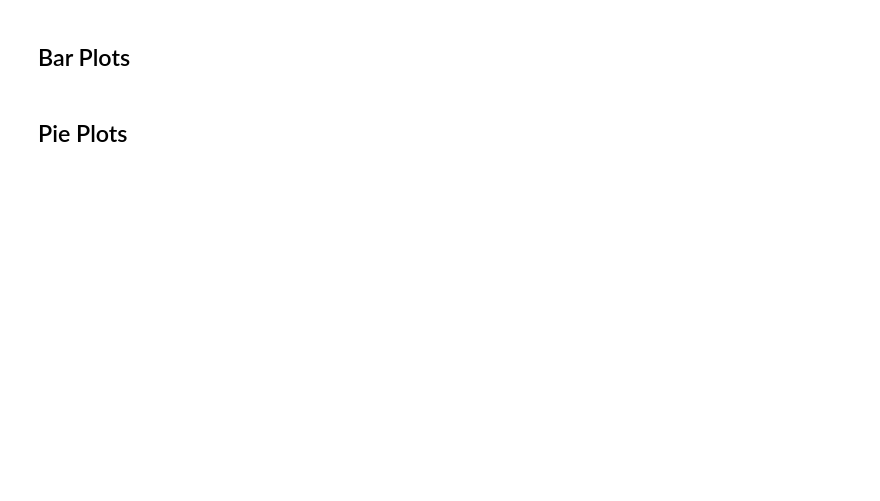
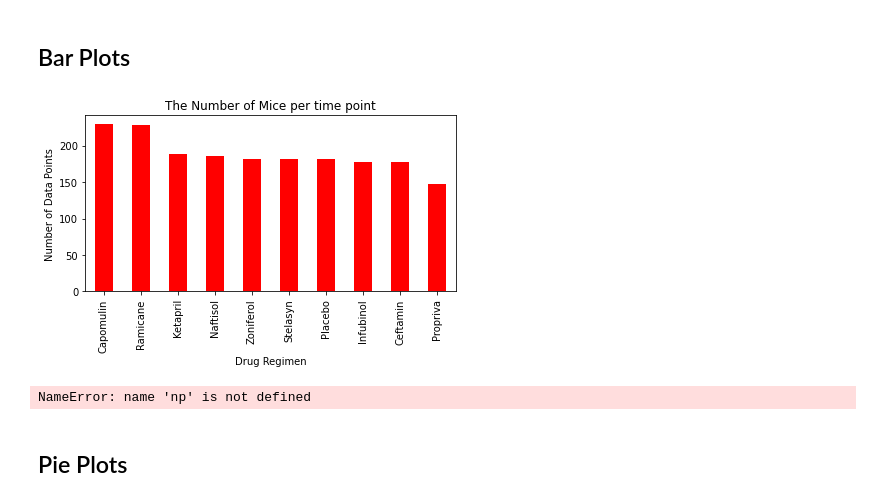
Before and after one commit to amitpatel02-atl/matplotlib-challenge, a Jupyter notebook: pymaceuticals_starter.ipynb, the cells around one changed output. Saved outputs shown, nothing was run; the diff lists cells and outputs as text; code cells hidden in the pictures; blank space fills up the shorter version.

```diff
--- a/pymaceuticals_starter.ipynb
+++ b/pymaceuticals_starter.ipynb
@@ -29,0 +53,4 @@ combine_mouseid.head()
+# %%
+# Create a clean DataFrame by dropping the duplicate mouse by its ID.
+combine_mouseid = combine_mouseid.loc[~combine_mouseid['Mouse ID'].isin(duplicated_ID["Mouse ID"].unique())]
+combine_mouseid.head()
@@ -66,3 +132,14 @@ memory usage: 133.1+ KB
 ## Bar Plots
 # %%
 # Generate a bar plot showing the number of mice per time point for each treatment throughout the course of the study using pandas.
+number_mice = combine_mouseid["Drug Regimen"].value_counts()
+number_mice.plot(kind="bar", facecolor="red")
+
+plt.title("The Number of Mice per time point")
+plt.ylabel("Number of Data Points")
+plt.xlabel("Drug Regimen")
+
+plt.tight_layout()
+plt.show()
+# %% [output]
+[figure, added]
@@ -71,2 +146,31 @@ memory usage: 133.1+ KB
+# %%
+# Generate a bar plot showing the number of mice per time point for each treatment throughout the course of the study using pyplot.
+treatment = combine_mouseid["Drug Regimen"].value_counts()
+treatment
+
+# Create an array that contains the number of drug types numbers each has
+drug_types_numbers = [230, 228, 188, 186, 182, 181, 181, 178, 178, 161]
+x_axis = np.arange(0,len(drug_types_numbers),1)
+
+# drug_types_numbers is our y axis and x_axis is, of course, our x axis
+# We apply align="edge" to ensure our bars line up with our tick marks
+plt.bar(x_axis, drug_types_numbers, color='b', alpha=0.5, align="center")
+
+# Tell matplotlib where we would like to place each of our x axis headers
+tick_locations = [value for value in x_axis]
+plt.xticks(tick_locations, ["Capomulin", "Ramicane", "Ketapril", "Naftisol", "Zoniferol", "Placebo", "Stelasyn", "Ceftamin",
+                            "Infubinol", "Propriva"])
+
+# Sets the x limits of the current chart
+plt.xlim(-0.75, len(x_axis)-0.25)
+
+plt.title("The Number of Mice per time point")
+plt.ylabel("Number of Data Points")
+plt.xlabel("Drug Regimen")
+
+plt.tight_layout()
+plt.show()
+# %% [output]
+NameError: name 'np' is not defined
 # %% [markdown]
 ## Pie Plots
```
Also changed, not shown: parts of 17 cells of this notebook.
